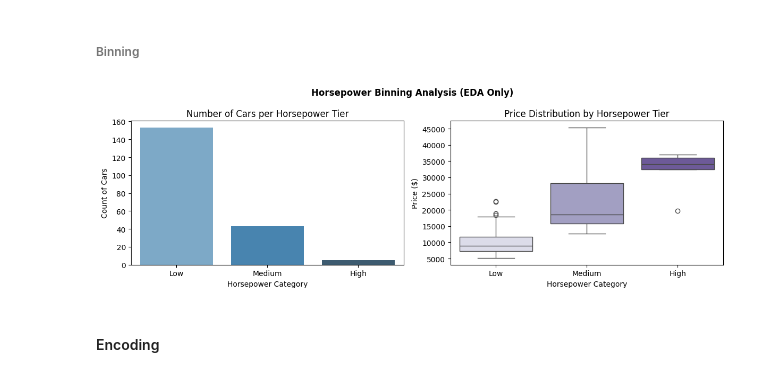
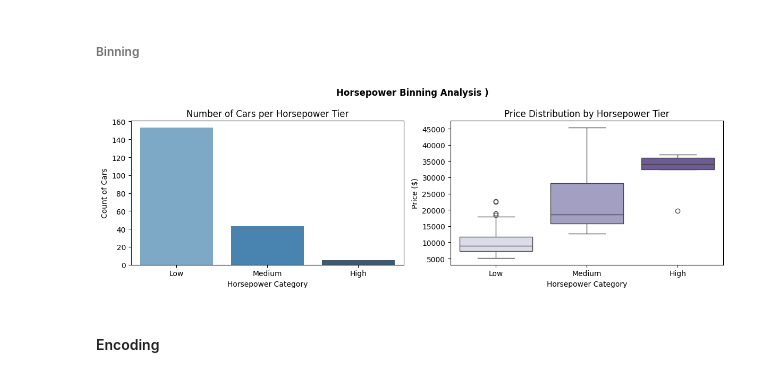
Before and after one commit to stacykeago/Airflow., a Jupyter notebook: FDA_assignment.ipynb, the cells around one changed output. Cells and saved outputs as stored; diff of their text form; code cells hidden in the pictures.

```diff
--- a/FDA_assignment.ipynb
+++ b/FDA_assignment.ipynb
@@ -417,28 +414,25 @@ auto["horsepower_binned"] = pd.cut(auto["horsepower"], bins=bins, labels=["Low",
 # Step 2: Feature Selection & Dropping
 categorical_features = ["drive-wheels", "body-style"]
 # %%
-import matplotlib.pyplot as plt
-import seaborn as sns
-
 fig, axes = plt.subplots(1, 2, figsize=(12, 4))
-fig.suptitle("Horsepower Binning Analysis (EDA Only)", fontsize=12, fontweight="bold")
+fig.suptitle("Horsepower Binning Analysis )", fontsize=12, fontweight="bold")
 
 # Plot 1: Count of cars in each horsepower tier
 sns.countplot(data=auto, x="horsepower_binned", ax=axes[0], palette="Blues_d")
 axes[0].set_title("Number of Cars per Horsepower Tier")
 axes[0].set_xlabel("Horsepower Category")
 axes[0].set_ylabel("Count of Cars")
 
 # Plot 2: Price distribution across the tiers
 sns.boxplot(data=auto, x="horsepower_binned", y="price", ax=axes[1], palette="Purples")
 axes[1].set_title("Price Distribution by Horsepower Tier")
 axes[1].set_xlabel("Horsepower Category")
 axes[1].set_ylabel("Price ($)")
 
 plt.tight_layout()
 plt.show()
 # %% [output]
-[figure, old version]
+[figure, new version]
 # %% [markdown]
 #### Encoding
 # %%
```
Also changed, not shown: parts of 21 cells of this notebook.
